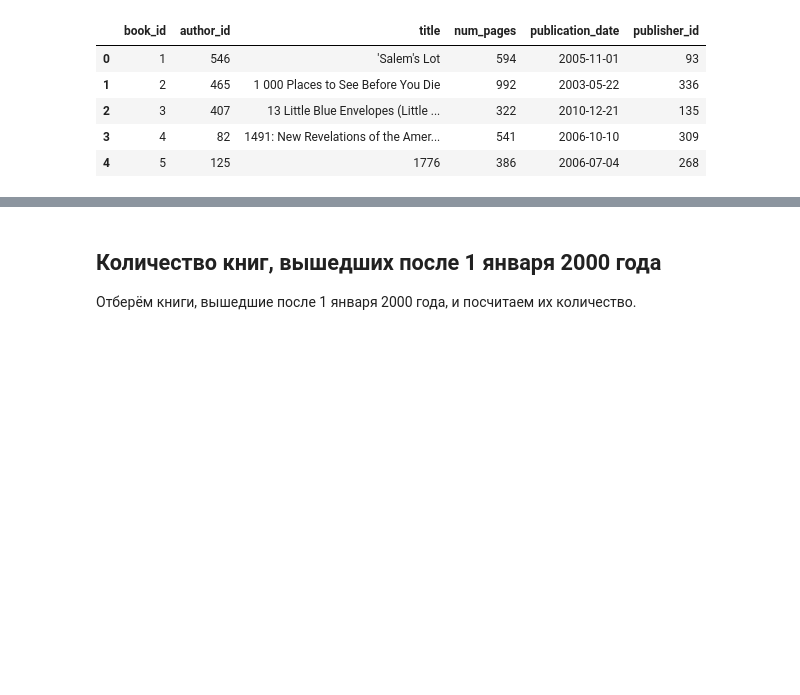
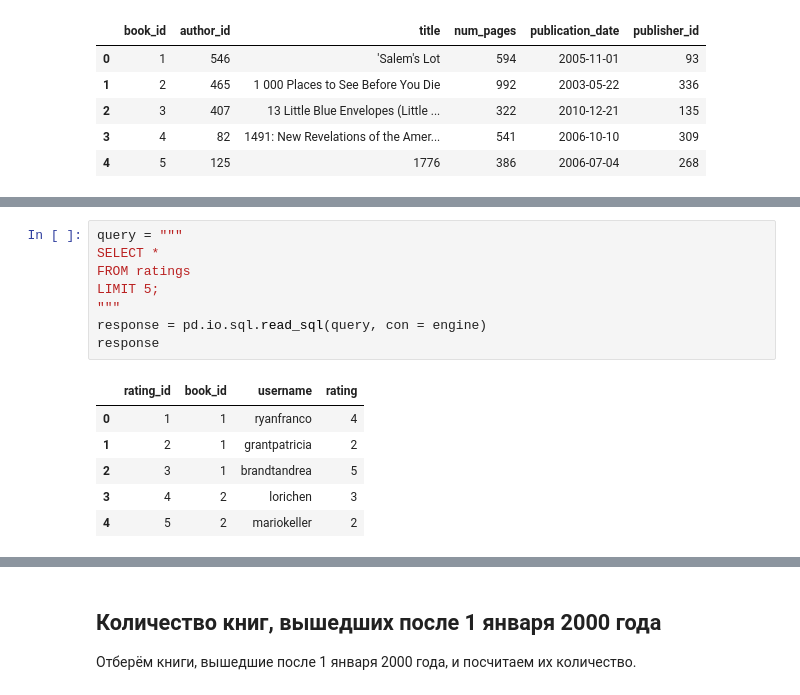
Before and after one commit to nlupacheva/data-analysis, a Jupyter notebook: sql-final/bookstore.ipynb, the cells around one changed output, grey strips where cells are left out. Cells and saved outputs as stored; diff of their text form; blank space fills up the shorter version.

```diff
--- a/sql-final/bookstore.ipynb
+++ b/sql-final/bookstore.ipynb
@@ -89,0 +120,15 @@ response
+# %%
+query = """
+SELECT *
+FROM ratings
+LIMIT 5;
+"""
+response = pd.io.sql.read_sql(query, con = engine)
+response
+# %% [output]
+|  | rating_id | book_id | username | rating |
+| 0 | 1 | 1 | ryanfranco | 4 |
+| 1 | 2 | 1 | grantpatricia | 2 |
+| 2 | 3 | 1 | brandtandrea | 5 |
+| 3 | 4 | 2 | lorichen | 3 |
+| 4 | 5 | 2 | mariokeller | 2 |
```
Also changed, not shown: parts of 7 cells of this notebook.
